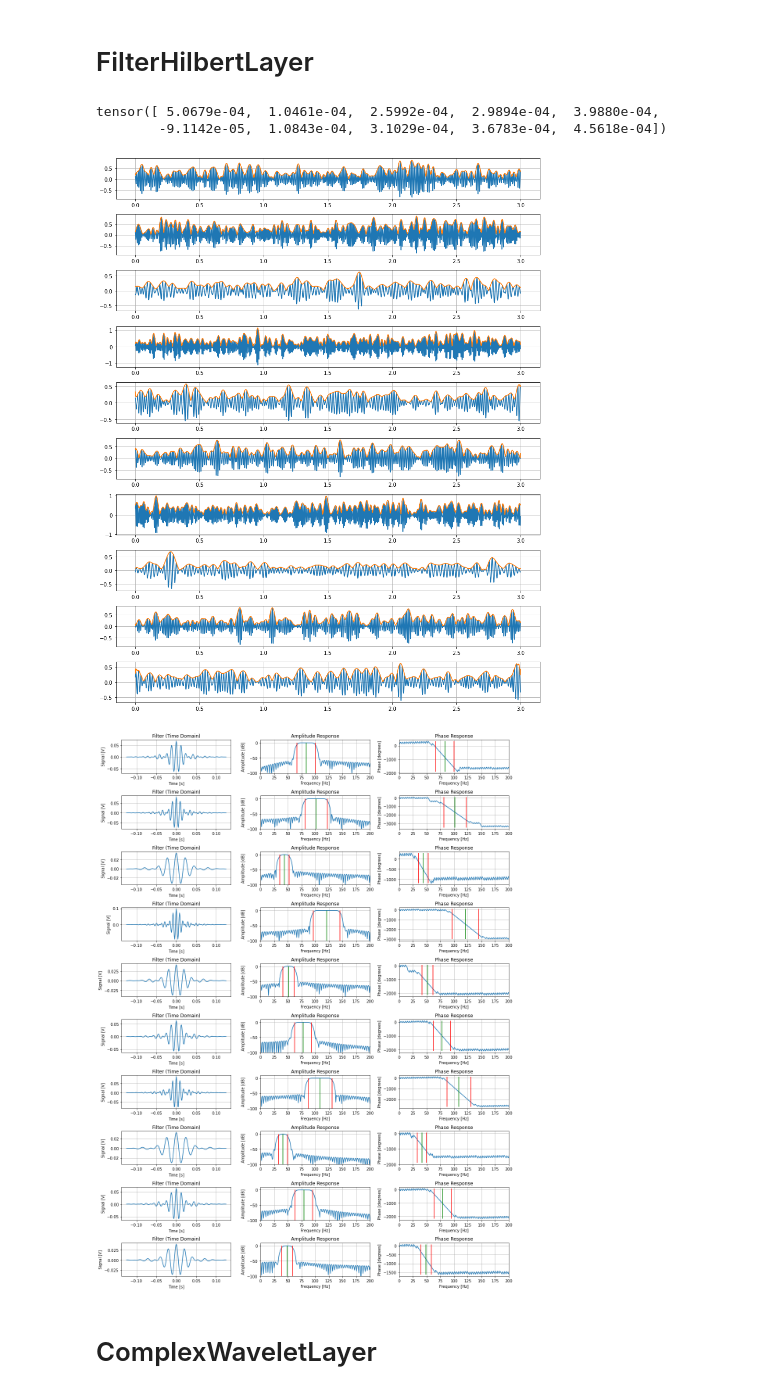
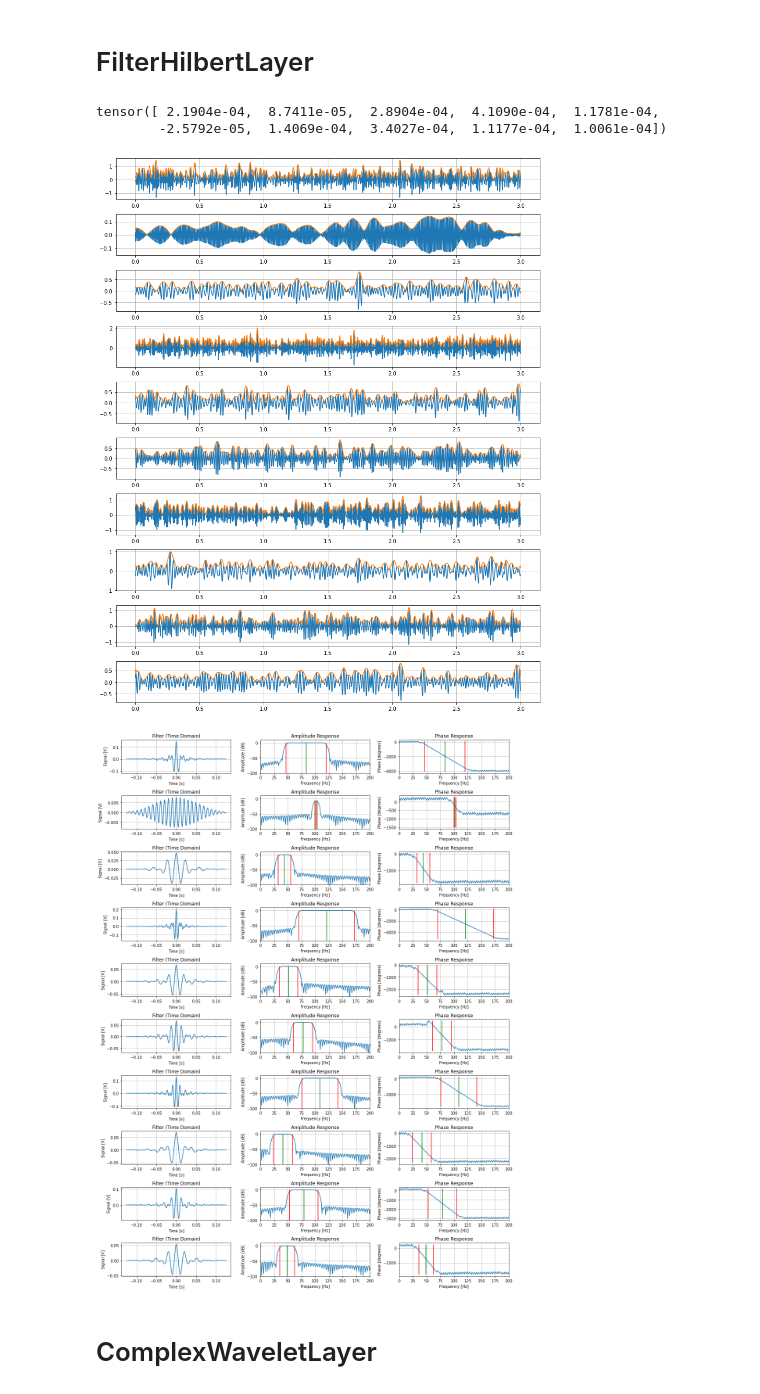
Before and after one commit to amvosk/adenvex, a Jupyter notebook: Layers.ipynb, the cells around one changed output. Drawn from its saved outputs; the diff is of its cells as text; code cells hidden in the pictures.

Commit message:
notebook with temporal filters

```diff
--- a/Layers.ipynb
+++ b/Layers.ipynb
@@ -84,6 +83,12 @@ class FilterHilbertLayer(nn.Module):
 
         self.temporal_filter = SincFilter1D(n_channels, kernel_size, srate, fmin_init, fmax_init, bandwidth, seed=seed)
         self.hilbert = HilbertLayer()
+
+    def create_frequencies(self, freq=None, bandwidth=None):
+        return self.temporal_filter.create_frequencies(freq, bandwidth)
+
+    def create_filters(self, freq=None, bandwidth=None):
+        return self.temporal_filter.create_filters(freq, bandwidth)
 
     def forward(self, x, return_filtered=False):
         ndim = x.ndim
@@ -112,8 +117,8 @@ torch.manual_seed(1)
 
 srate = 1000
 n_channels = 10
-# bandwidth = None
-bandwidth = 0.4
+bandwidth = None
+# bandwidth = 0.4
 x = torch.randn(size=(n_channels, 3000,))
 
 filter_hilbert = FilterHilbertLayer(
@@ -131,8 +136,8 @@ y = filter_hilbert(x)
 y.mean().backward()
 filter_hilbert.temporal_filter.coef_freq.grad
 # %% [output]
-tensor([ 5.0679e-04,  1.0461e-04,  2.5992e-04,  2.9894e-04,  3.9880e-04,
-        -9.1142e-05,  1.0843e-04,  3.1029e-04,  3.6783e-04,  4.5618e-04])
+tensor([ 2.1904e-04,  8.7411e-05,  2.8904e-04,  4.1090e-04,  1.1781e-04,
+        -2.5792e-05,  1.4069e-04,  3.4027e-04,  1.1177e-04,  1.0061e-04])
 # %%
 x_numpy = x.numpy()
 y_numpy_ = y_.detach().numpy()
@@ -152,11 +157,11 @@ for i in range(n_channels):
 plt.tight_layout()
 plt.show()
 # %% [output]
-[figure, old version]
+[figure, new version]
 # %%
-freqs, _, freq_low, freq_high = filter_hilbert.temporal_filter.create_frequencies(bandwidth=bandwidth)
+freqs, _, freq_low, freq_high = filter_hilbert.create_frequencies(bandwidth=bandwidth)
 freqs, freq_low, freq_high = freqs.detach().numpy(), freq_low.detach().numpy(), freq_high.detach().numpy()
-filt = filter_hilbert.temporal_filter.create_filters().detach().numpy()
+filt = filter_hilbert.create_filters().detach().numpy()
 
 fig, ax = plt.subplots(n_channels, 3, figsize=(15, 2*n_channels))
 for i in range(n_channels):
@@ -170,34 +175,34 @@ for i in range(n_channels):
     ax[i,0].plot(filter_hilbert.temporal_filter._scale.numpy()[0,0], filter_coeffs)
     ax[i,0].set_ylabel('Signal [V]')
     ax[i,0].set_xlabel('Time [s]')
     ax[i,0].set_title('Filter (Time Domain)')
     ax[i,0].grid(True)
 
     ax[i,1].plot(freq, amp)
     ax[i,1].vlines(freqs[i], np.min(amp), np.max(amp), colors='g')
     ax[i,1].vlines(freq_low[i], np.min(amp), np.max(amp), colors='r')
     ax[i,1].vlines(freq_high[i], np.min(amp), np.max(amp), colors='r')
     ax[i,1].set_ylim(-100, 10)
     ax[i,1].set_xlim(0, 200)
     ax[i,1].set_ylabel('Amplitude [dB]')
     ax[i,1].set_xlabel('Frequency [Hz]')
     ax[i,1].set_title('Amplitude Response')
     ax[i,1].grid(True)
 
     ax[i,2].plot(freq, phase)
     ax[i,2].vlines(freqs[i], np.min(phase), np.max(phase), colors='g')
     ax[i,2].vlines(freq_low[i], np.min(phase), np.max(phase), colors='r')
     ax[i,2].vlines(freq_high[i], np.min(phase), np.max(phase), colors='r')
     ax[i,2].set_xlim(0, 200)
     ax[i,2].set_xlabel('Frequency [Hz]')
     ax[i,2].set_ylabel('Phase [degrees]')
     ax[i,2].set_title('Phase Response')
     ax[i,2].grid(True)
 
 plt.tight_layout()
 plt.show()
 # %% [output]
-[figure, old version]
+[figure, new version]
 # %% [markdown]
 # ComplexWaveletLayer
 # %%
```
Also changed, not shown: parts of 5 cells of this notebook, 2 other files.
